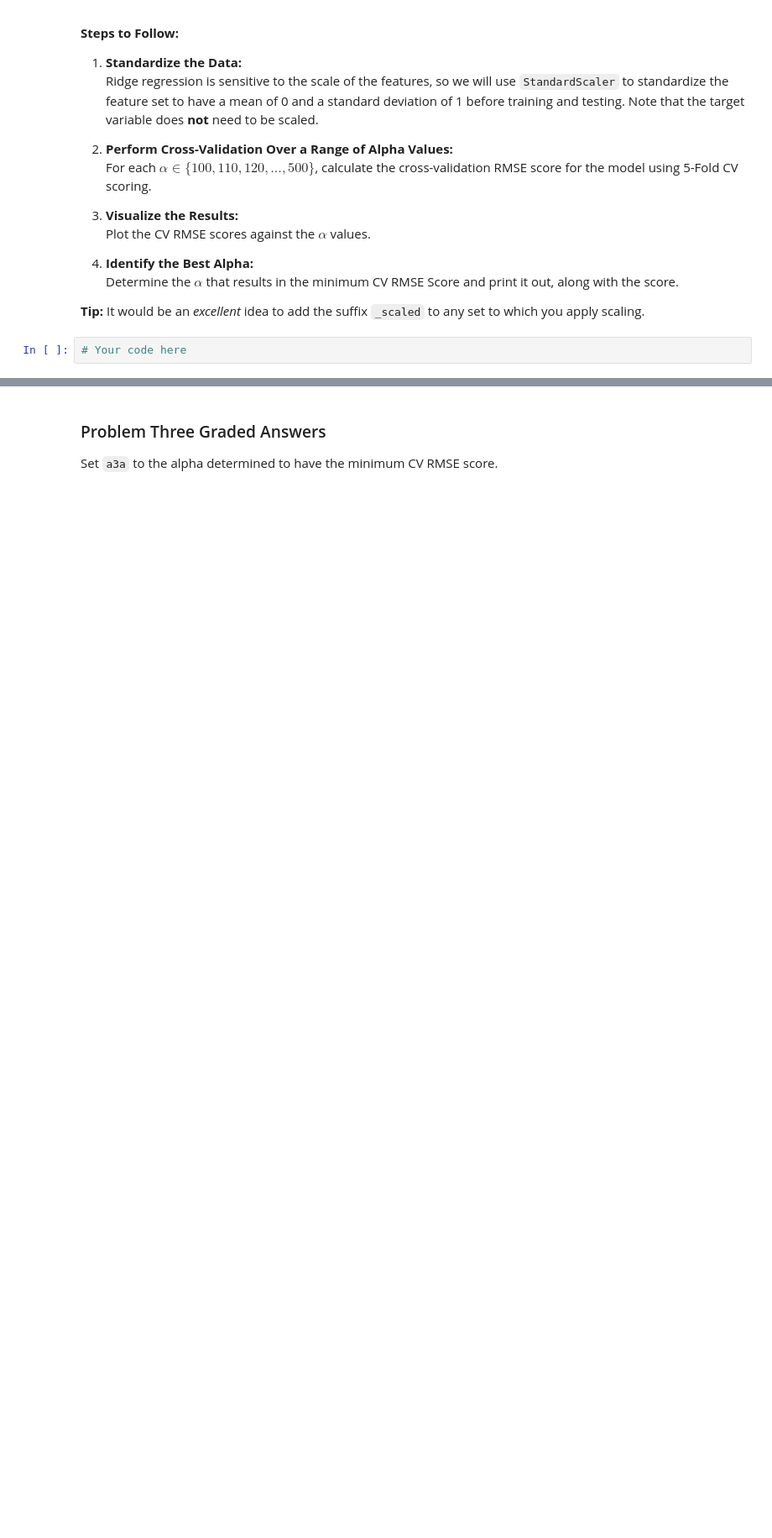
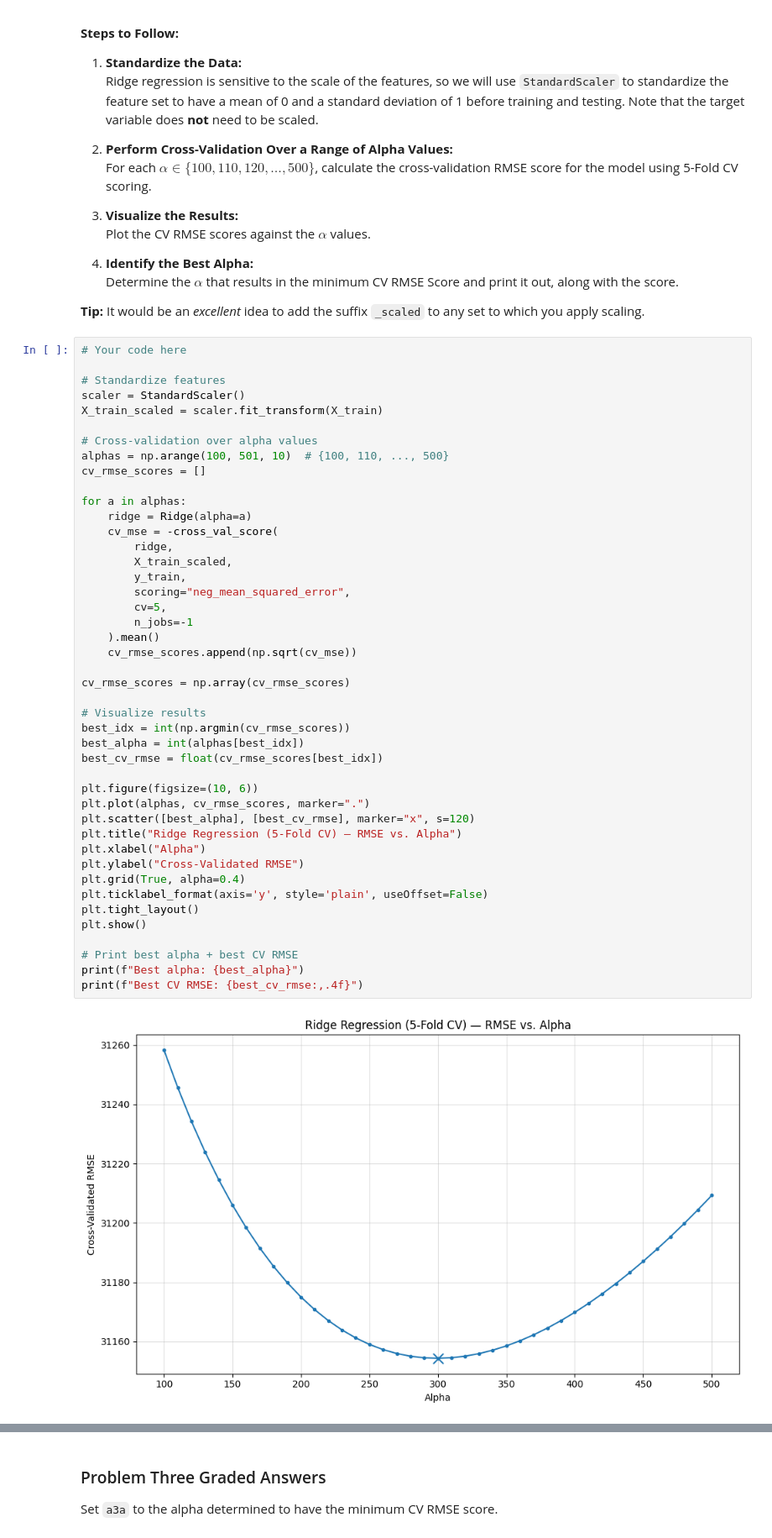
Before and after one commit to jasser-dh/Module-3-Assignments, a Jupyter notebook: Homework_05.ipynb, the cells around one changed output, grey strips where cells are left out. Shown at 84% size. Saved outputs shown, nothing was run; the diff lists cells and outputs as text; blank space fills up the shorter version.

```diff
--- a/Homework_05.ipynb
+++ b/Homework_05.ipynb
@@ -450,3 +450,47 @@ This introduces another instance of the model selection problem: we must determi
 **Tip:** It would be an *excellent* idea to add the suffix `_scaled` to any set to which you apply scaling.
 # %%
 # Your code here
+
+# Standardize features
+scaler = StandardScaler()
+X_train_scaled = scaler.fit_transform(X_train)
+
+# Cross-validation over alpha values
+alphas = np.arange(100, 501, 10)  # {100, 110, ..., 500}
+cv_rmse_scores = []
+
+for a in alphas:
+    ridge = Ridge(alpha=a)
+    cv_mse = -cross_val_score(
+        ridge,
+        X_train_scaled,
+        y_train,
+        scoring="neg_mean_squared_error",
+        cv=5,
+        n_jobs=-1
+    ).mean()
+    cv_rmse_scores.append(np.sqrt(cv_mse))
+
+cv_rmse_scores = np.array(cv_rmse_scores)
+
+# Visualize results
+best_idx = int(np.argmin(cv_rmse_scores))
+best_alpha = int(alphas[best_idx])
+best_cv_rmse = float(cv_rmse_scores[best_idx])
+
+plt.figure(figsize=(10, 6))
+plt.plot(alphas, cv_rmse_scores, marker=".")
+plt.scatter([best_alpha], [best_cv_rmse], marker="x", s=120)
+plt.title("Ridge Regression (5-Fold CV) — RMSE vs. Alpha")
+plt.xlabel("Alpha")
+plt.ylabel("Cross-Validated RMSE")
+plt.grid(True, alpha=0.4)
+plt.ticklabel_format(axis='y', style='plain', useOffset=False)
+plt.tight_layout()
+plt.show()
+
+# Print best alpha + best CV RMSE
+print(f"Best alpha: {best_alpha}")
+print(f"Best CV RMSE: {best_cv_rmse:,.4f}")
+# %% [output]
+[figure, added]
```
Also changed, not shown: parts of 5 cells of this notebook.
